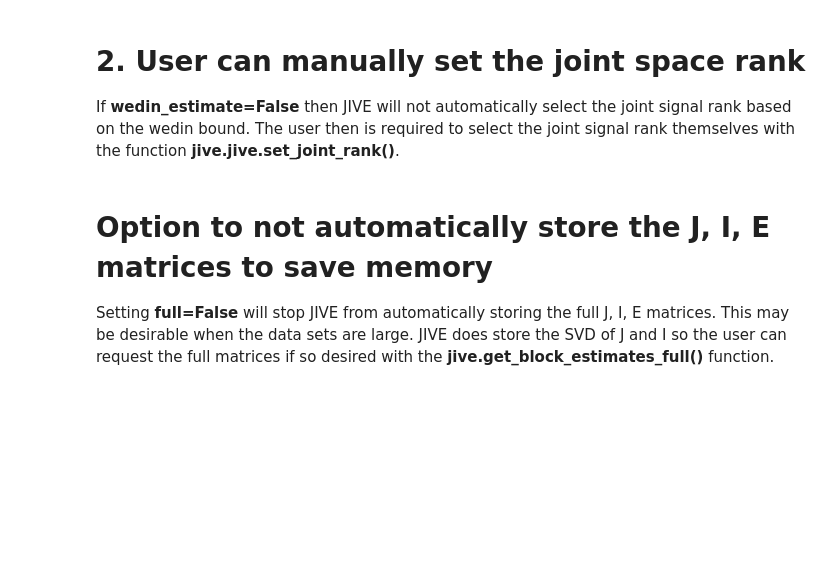
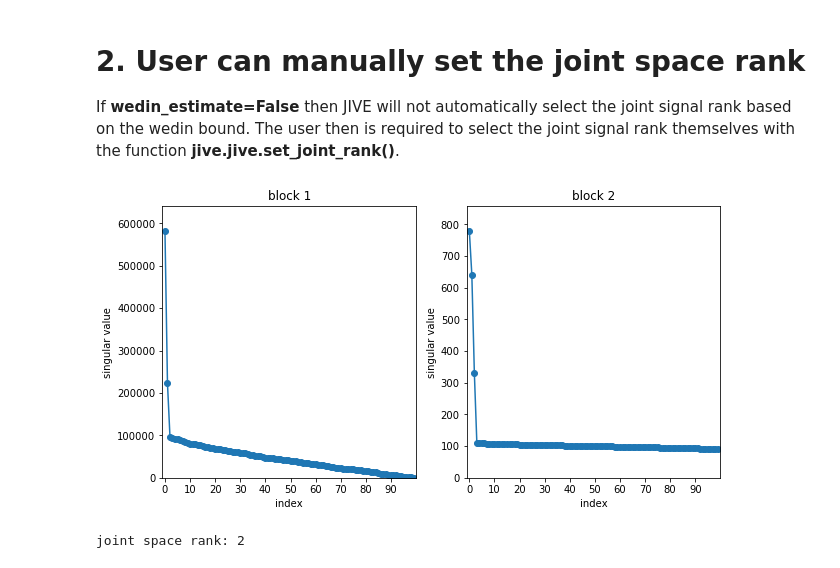
Before and after one commit to idc9/py_jive, a Jupyter notebook: doc/jive_demo.ipynb, the cells around one changed output. Saved outputs shown, nothing was run; the diff lists cells and outputs as text; code cells hidden in the pictures; blank space fills up the shorter version.

Commit message:
api changes, wedin bound options, some clean up

```diff
--- a/doc/jive_demo.ipynb
+++ b/doc/jive_demo.ipynb
@@ -98,12 +105,7 @@ wedin_estimate = False # don't automatically select the joint space rank with th
 # %%
-jive = Jive(blocks,
-            init_svd_ranks,
-            wedin_estimate,
-            save_full_final_decomp)
-
+jive = Jive(blocks)
+jive.compute_initial_svd()
 jive.scree_plots()
-
 jive.set_signal_ranks([2, 3])
-
-# user selecets the joint space rank
-jive.set_joint_rank(2)
+# %% [output]
+[figure, added]
@@ -110,7 +120,6 @@ jive.set_joint_rank(2)
 # %%
-joint_space = jive.get_joint_space_estimate()
-print('joint space rank: %d' % joint_space['scores'].shape[1])
+common_joint_space_estimate = jive.get_common_joint_space_estimate()
+
+print('joint space rank: %d' % common_joint_space_estimate['scores'].shape[1])
+# %% [output]
+joint space rank: 2
-# %% [markdown]
-# Option to not automatically store the J, I, E matrices to save memory
-
-Setting **full=False** will stop JIVE from automatically storing the full J, I, E matrices. This may be desirable when the data sets are large. JIVE does store the SVD of J and I so the user can request the full matrices if so desired with the **jive.get_block_estimates_full()** function.
```
Also changed, not shown: parts of 20 cells of this notebook, 6 other files.
